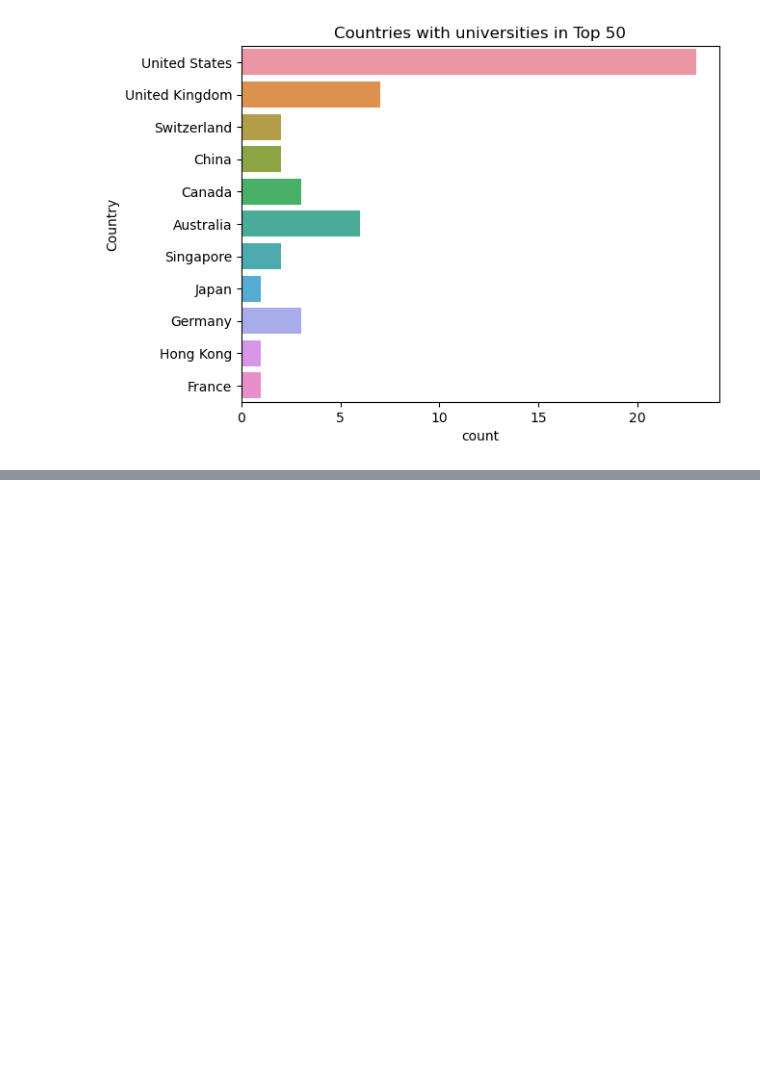
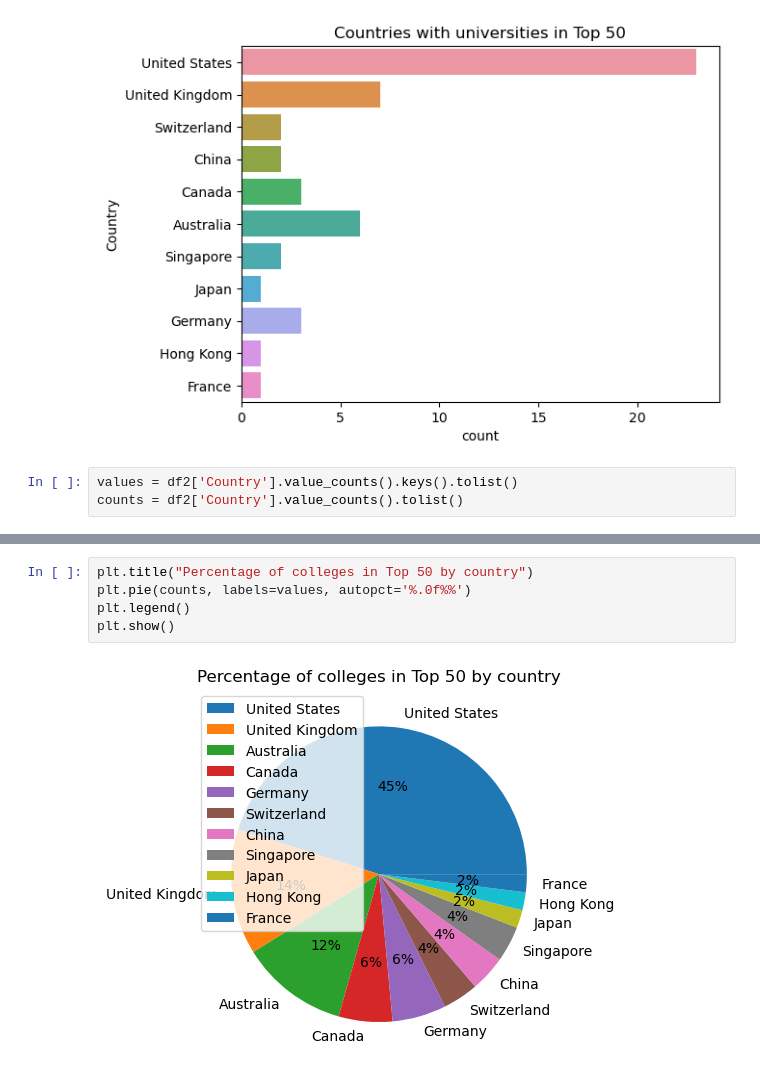
Before and after one commit to ndminh2003/Project, a Jupyter notebook: uni-ranking.ipynb, the cells around one changed output, grey strips where cells are left out. Cells and saved outputs as stored; diff of their text form; blank space fills up the shorter version.

```diff
--- a/uni-ranking.ipynb
+++ b/uni-ranking.ipynb
@@ -104,3 +104,6 @@ sns.countplot(y=df2["Country"]).set(title='Countries with universities in Top 50
 # %% [output]
 [Text(0.5, 1.0, 'Countries with universities in Top 50')]
 [figure]
+# %%
+values = df2['Country'].value_counts().keys().tolist()
+counts = df2['Country'].value_counts().tolist()
@@ -106,0 +121,7 @@ sns.countplot(y=df2["Country"]).set(title='Countries with universities in Top 50
+# %%
+plt.title("Percentage of colleges in Top 50 by country")
+plt.pie(counts, labels=values, autopct='%.0f%%')
+plt.legend()
+plt.show()
+# %% [output]
+[figure, added]
```
Also changed, not shown: parts of 1 cell of this notebook.
